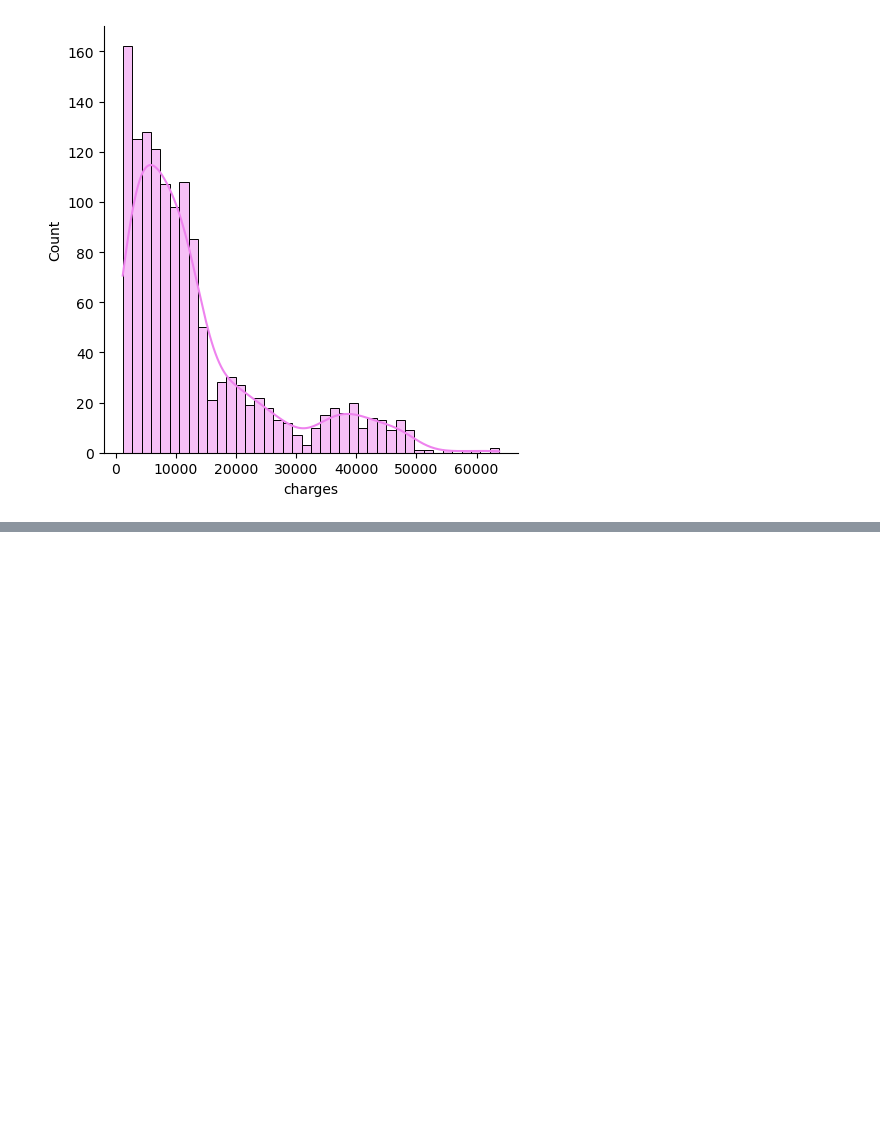
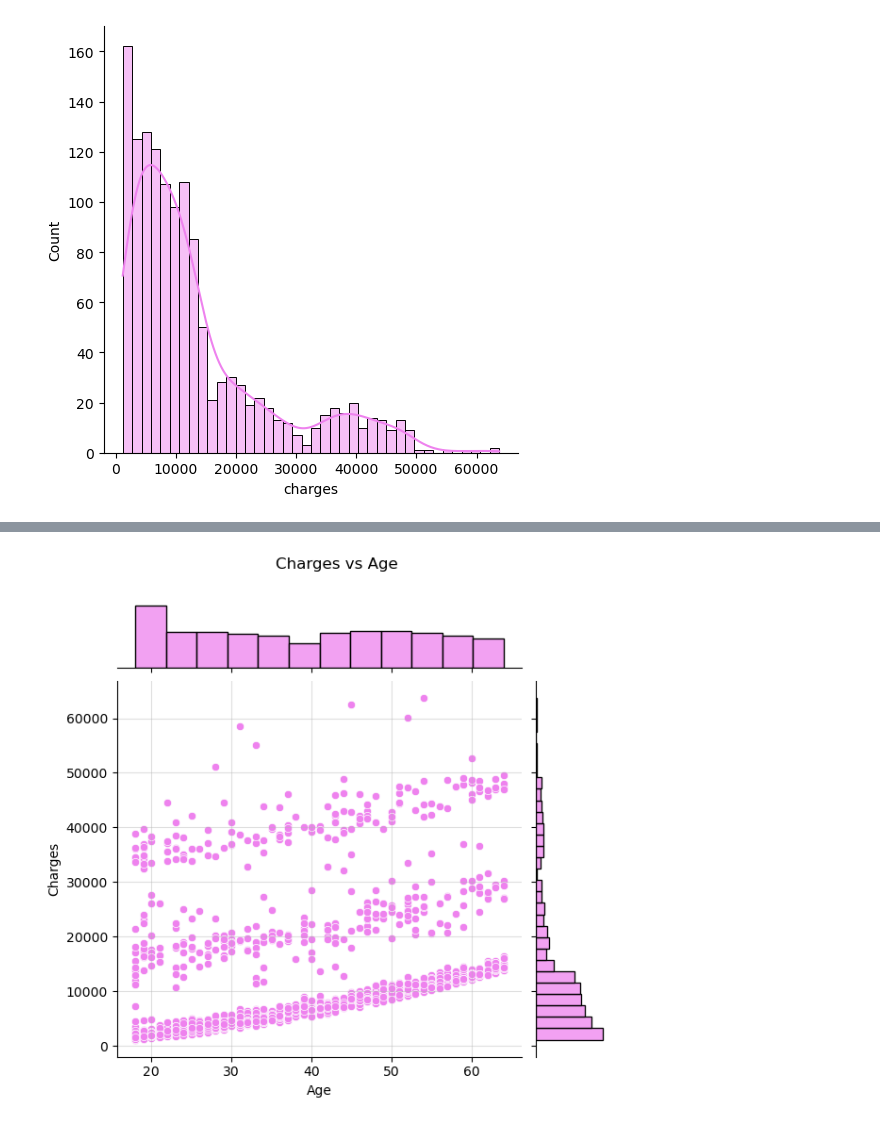
Before and after one commit to ShubhamMisar-12/MedicalCostPrediction, a Jupyter notebook: medical-cost-prediction-1.ipynb, the cells around one changed output, grey strips where cells are left out. Cells and saved outputs as stored; diff of their text form; code cells hidden in the pictures; blank space fills up the shorter version.

```diff
--- a/medical-cost-prediction-1.ipynb
+++ b/medical-cost-prediction-1.ipynb
@@ -183,0 +72,10 @@ sns.violinplot(data=df, x="region", y="charges", hue="sex", palette = 'Set1')
+# %%
+sns.jointplot(data = df,y = "charges", x = "age", color="violet")
+plt.subplots_adjust(top=0.9)
+plt.xlabel("Age")
+plt.ylabel("Charges")
+plt.grid(alpha = 0.4)
+plt.suptitle("Charges vs Age")
+plt.show()
+# %% [output]
+[figure, added]
```
Also changed, not shown: parts of 63 cells of this notebook.
